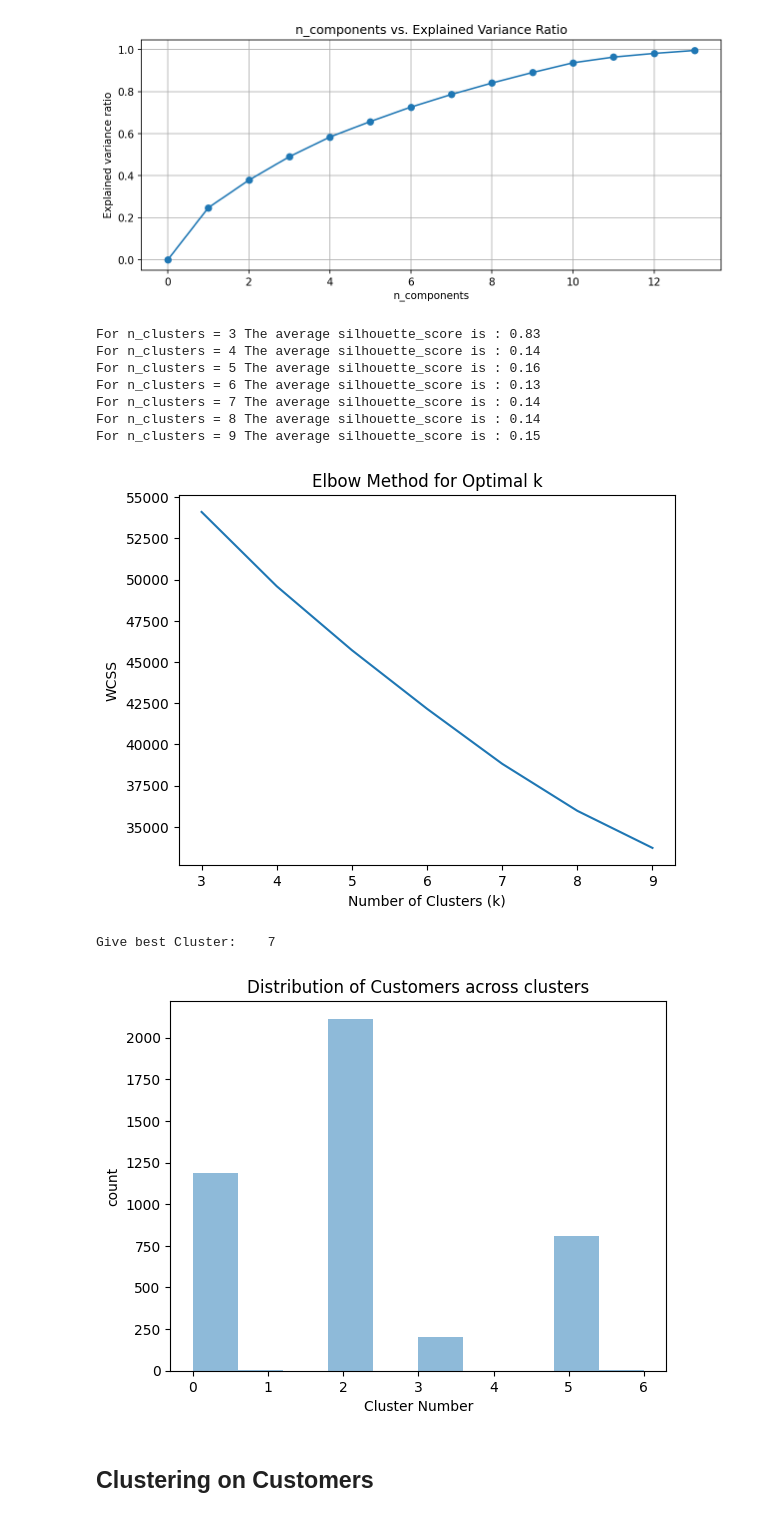
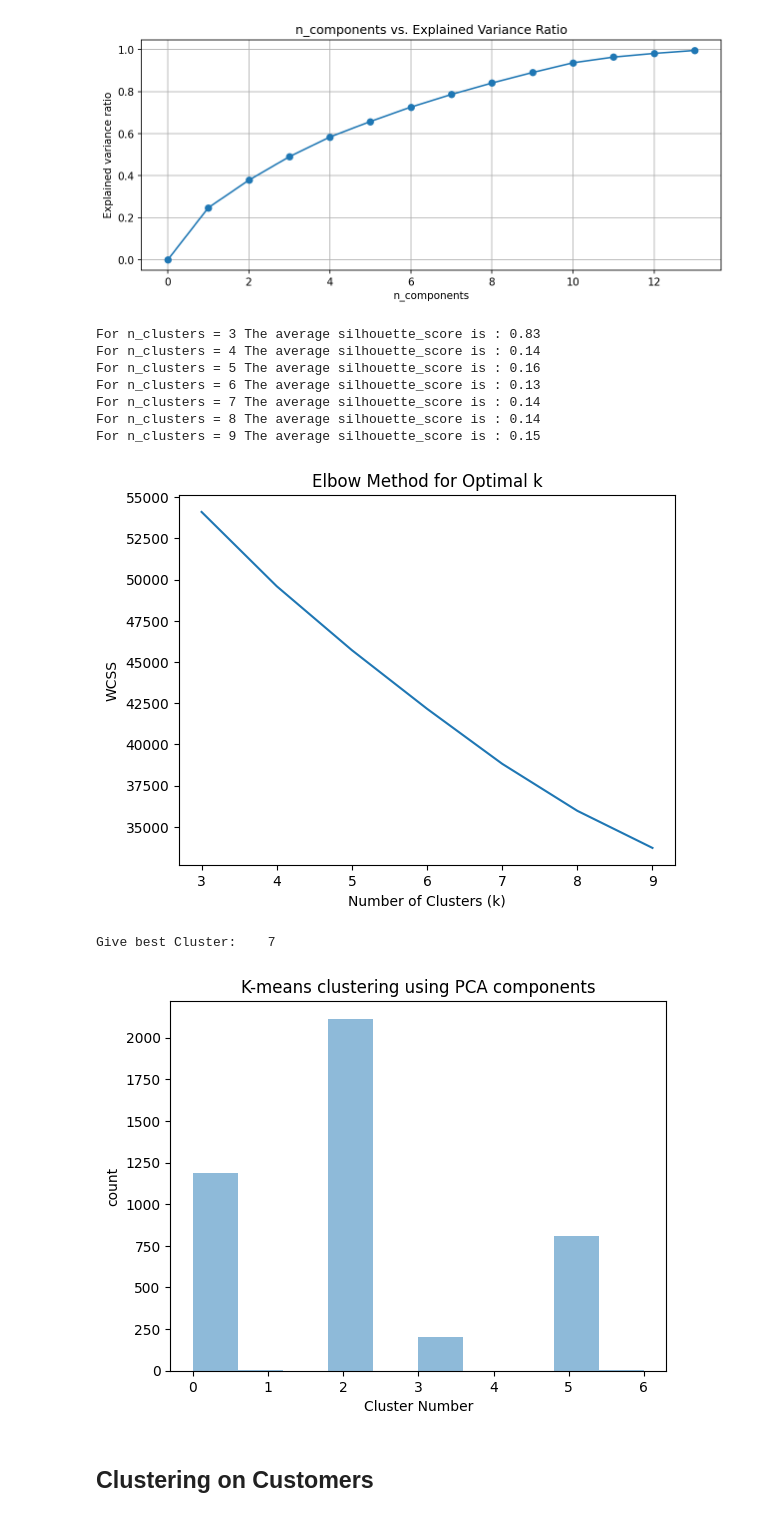
Before and after one commit to shubhjadhav/Customer-Segmentation, a Jupyter notebook: Code/customer-segmentation.ipynb, the cells around one changed output. Drawn from its saved outputs; the diff is of its cells as text; code cells hidden in the pictures.

```diff
--- a/Code/customer-segmentation.ipynb
+++ b/Code/customer-segmentation.ipynb
@@ -869,35 +852,35 @@ for i in range(3, max_clusters):
     clusters = kmeans.predict(X_scaled)
     all_clusters.append(clusters)
     silhouette_avg = silhouette_score(X_scaled, clusters)
     silhouette_scores.append(round(silhouette_avg, 2))
 
     print("For n_clusters =", i, "The average silhouette_score is :", round(silhouette_avg,2))
 
 if plot:
     # Plot the elbow graph to find the optimal number of clusters
     plt.plot(range(3, max_clusters), wcss)
     plt.title('Elbow Method for Optimal k')
     plt.xlabel('Number of Clusters (k)')
     plt.ylabel('WCSS')
     plt.show()
 
 clusters = int(input("Give best Cluster:    "))
 plt.hist(all_clusters[clusters-3], alpha=0.5)
-plt.title(title)
+plt.title("K-means clustering using PCA components")
 plt.xlabel('Cluster Number')
 plt.ylabel('count')
 plt.show()
 # %% [output]
 For n_clusters = 3 The average silhouette_score is : 0.83
 For n_clusters = 4 The average silhouette_score is : 0.14
 For n_clusters = 5 The average silhouette_score is : 0.16
 For n_clusters = 6 The average silhouette_score is : 0.13
 For n_clusters = 7 The average silhouette_score is : 0.14
 For n_clusters = 8 The average silhouette_score is : 0.14
 For n_clusters = 9 The average silhouette_score is : 0.15
 [figure]
 Give best Cluster:    7
-[figure, old version]
+[figure, new version]
 # %% [markdown]
 ## Clustering on Customers
 # %% [markdown]
```
Also changed, not shown: parts of 19 cells of this notebook.
